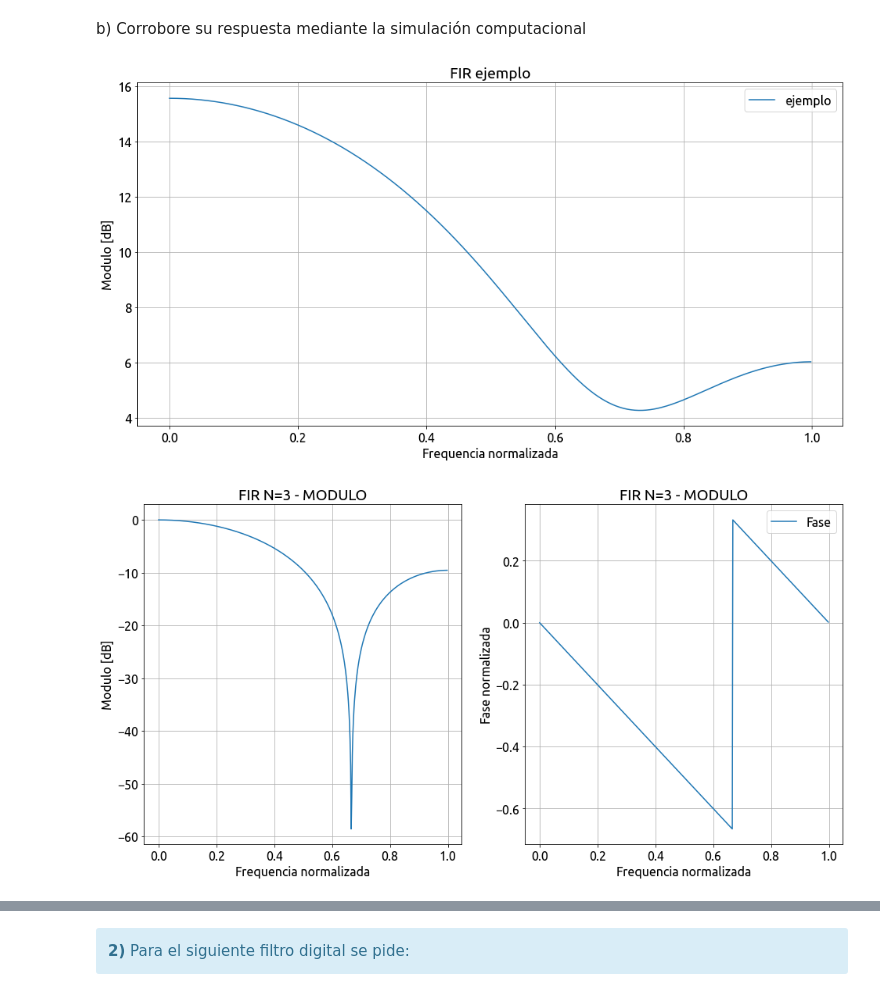
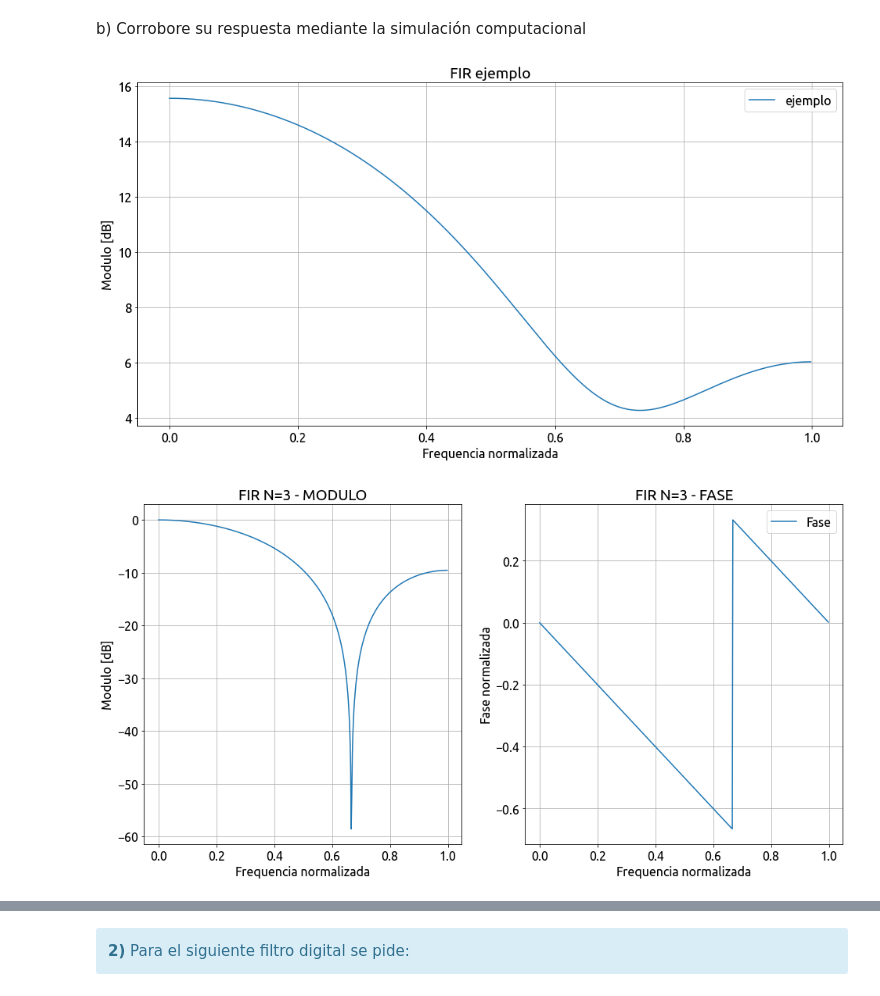
Before and after one commit to fcatuogno/PDS_TPs, a Jupyter notebook: TP4 - Filtrado.ipynb, the cells around one changed output, grey strips where cells are left out. Drawn from its saved outputs; the diff is of its cells as text; code cells hidden in the pictures.

Commit message:
TP 4 completo -Hasta punto 4 inclusive-

```diff
--- a/TP4 - Filtrado.ipynb
+++ b/TP4 - Filtrado.ipynb
@@ -95,7 +95,8 @@ plt.rcParams['figure.figsize'] = [16, 8]
 fig,(ax1,ax2)=plt.subplots(1,2)
 
 
-ax1.plot(ww, 20 * np.log10(abs(hh)), label='Modulo')
+ax1.plot(ww, 20 * np.log10(abs(hh)), label='Modulo') #dB
+#ax1.plot(ww, abs(hh), label='Modulo') #Veces
 ax1.set_title('FIR N=3 - MODULO')
 ax1.set_xlabel('Frequencia normalizada')
 ax1.set_ylabel('Modulo [dB]')
@@ -103,7 +104,7 @@ ax1.grid(which='both', axis='both')
 
 ax2.plot(ww, (np.angle(hh))/np.pi, label='Fase')
 
-ax2.set_title('FIR N=3 - MODULO')
+ax2.set_title('FIR N=3 - FASE')
 ax2.set_xlabel('Frequencia normalizada')
 ax2.set_ylabel('Fase normalizada')
 ax2.grid(which='both', axis='both')
@@ -116,51 +117,36 @@ plt.show()
 ##################################
 #   Caso a ; N = 5
 ##################################
 
 ww, hh = sig.freqz(np.array([1, 1, 1, 1, 1]), [5, 0, 0, 0, 0])
 ww = ww / np.pi
 
 plt.rcParams['figure.figsize'] = [16, 8]
 
 fig,(ax1,ax2)=plt.subplots(1,2)
 
 
-ax1.plot(ww, 20 * np.log10(abs(hh)), label='Modulo')
+ax1.plot(ww, 20 * np.log10(abs(hh)), label='Modulo') #dB
+#ax1.plot(ww, abs(hh), label='Modulo') #Veces
 ax1.set_title('FIR N=5 - MODULO')
 ax1.set_xlabel('Frequencia normalizada')
 ax1.set_ylabel('Modulo [dB]')
 ax1.grid(which='both', axis='both')
 
 ax2.plot(ww, (np.angle(hh))/np.pi, label='Fase')
 
 ax2.set_title('FIR N=5 - FASE')
 ax2.set_xlabel('Frequencia normalizada')
 ax2.set_ylabel('Fase normalizada')
 ax2.grid(which='both', axis='both')
 
 axes_hdl = plt.gca()
 axes_hdl.legend()
 
 plt.show()
-
-
-#Vuelvo a Setear para los siguientes puntos como se encontraba configurado el TP:
-fig_sz_x = 14
-fig_sz_y = 13
-fig_dpi = 80 # dpi
-
-fig_font_family = 'Ubuntu'
-fig_font_size = 16
-
-plt.rcParams.update({'font.size':fig_font_size})
-plt.rcParams.update({'font.family':fig_font_family})
-
-def vertical_flaten(a):
-
-    return a.reshape(a.shape[0],1)
 # %% [output]
 [figure]
-[figure, old version]
+[figure, new version]
 [figure]
 # %% [markdown]
 <div class="alert alert-block alert-info">
```
Also changed, not shown: parts of 6 cells of this notebook, 3 other files.
